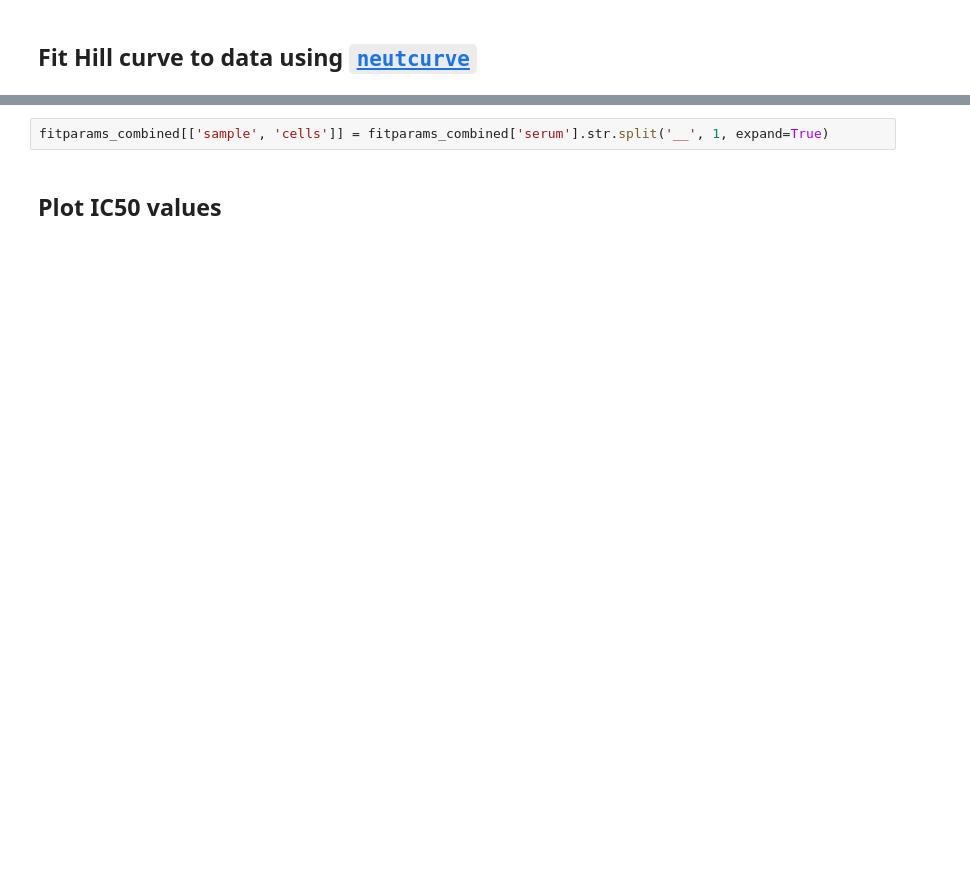
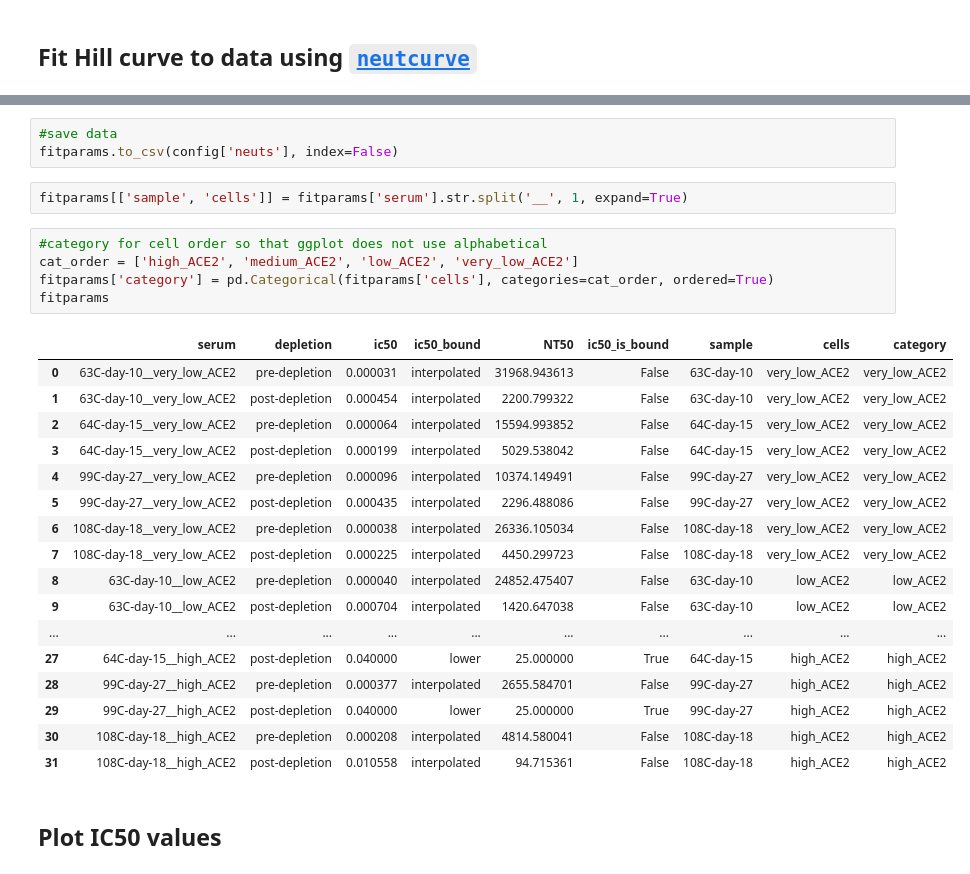
Before and after one commit to jbloomlab/Ace2_expression_neuts, a Jupyter notebook: virus_neutralization.ipynb, the cells around one changed output, grey strips where cells are left out. Drawn from its saved outputs; the diff is of its cells as text; blank space fills up the shorter version.

```diff
--- a/virus_neutralization.ipynb
+++ b/virus_neutralization.ipynb
@@ -97,5 +119,31 @@ fitparams_combined.to_csv(config['neuts'], index=False)
+# %%
+#save data
+fitparams.to_csv(config['neuts'], index=False)
 # %%
-fitparams_combined[['sample', 'cells']] = fitparams_combined['serum'].str.split('__', 1, expand=True)
+fitparams[['sample', 'cells']] = fitparams['serum'].str.split('__', 1, expand=True)
+# %%
+#category for cell order so that ggplot does not use alphabetical
+cat_order = ['high_ACE2', 'medium_ACE2', 'low_ACE2', 'very_low_ACE2']
+fitparams['category'] = pd.Categorical(fitparams['cells'], categories=cat_order, ordered=True)
+fitparams
+# %% [output]
+|  | serum | depletion | ic50 | ic50_bound | NT50 | ic50_is_bound | sample | cells | category |
+| 0 | 63C-day-10__very_low_ACE2 | pre-depletion | 0.000031 | interpolated | 31968.943613 | False | 63C-day-10 | very_low_ACE2 | very_low_ACE2 |
+| 1 | 63C-day-10__very_low_ACE2 | post-depletion | 0.000454 | interpolated | 2200.799322 | False | 63C-day-10 | very_low_ACE2 | very_low_ACE2 |
+| 2 | 64C-day-15__very_low_ACE2 | pre-depletion | 0.000064 | interpolated | 15594.993852 | False | 64C-day-15 | very_low_ACE2 | very_low_ACE2 |
+| 3 | 64C-day-15__very_low_ACE2 | post-depletion | 0.000199 | interpolated | 5029.538042 | False | 64C-day-15 | very_low_ACE2 | very_low_ACE2 |
+| 4 | 99C-day-27__very_low_ACE2 | pre-depletion | 0.000096 | interpolated | 10374.149491 | False | 99C-day-27 | very_low_ACE2 | very_low_ACE2 |
+| 5 | 99C-day-27__very_low_ACE2 | post-depletion | 0.000435 | interpolated | 2296.488086 | False | 99C-day-27 | very_low_ACE2 | very_low_ACE2 |
+| 6 | 108C-day-18__very_low_ACE2 | pre-depletion | 0.000038 | interpolated | 26336.105034 | False | 108C-day-18 | very_low_ACE2 | very_low_ACE2 |
+| 7 | 108C-day-18__very_low_ACE2 | post-depletion | 0.000225 | interpolated | 4450.299723 | False | 108C-day-18 | very_low_ACE2 | very_low_ACE2 |
+| 8 | 63C-day-10__low_ACE2 | pre-depletion | 0.000040 | interpolated | 24852.475407 | False | 63C-day-10 | low_ACE2 | low_ACE2 |
+| 9 | 63C-day-10__low_ACE2 | post-depletion | 0.000704 | interpolated | 1420.647038 | False | 63C-day-10 | low_ACE2 | low_ACE2 |
+| ... | ... | ... | ... | ... | ... | ... | ... | ... | ... |
+| 27 | 64C-day-15__high_ACE2 | post-depletion | 0.040000 | lower | 25.000000 | True | 64C-day-15 | high_ACE2 | high_ACE2 |
+| 28 | 99C-day-27__high_ACE2 | pre-depletion | 0.000377 | interpolated | 2655.584701 | False | 99C-day-27 | high_ACE2 | high_ACE2 |
+| 29 | 99C-day-27__high_ACE2 | post-depletion | 0.040000 | lower | 25.000000 | True | 99C-day-27 | high_ACE2 | high_ACE2 |
+| 30 | 108C-day-18__high_ACE2 | pre-depletion | 0.000208 | interpolated | 4814.580041 | False | 108C-day-18 | high_ACE2 | high_ACE2 |
+| 31 | 108C-day-18__high_ACE2 | post-depletion | 0.010558 | interpolated | 94.715361 | False | 108C-day-18 | high_ACE2 | high_ACE2 |
 # %% [markdown]
 ## Plot IC50 values
 # %%
```
Also changed, not shown: parts of 14 cells of this notebook, 11 other files.
